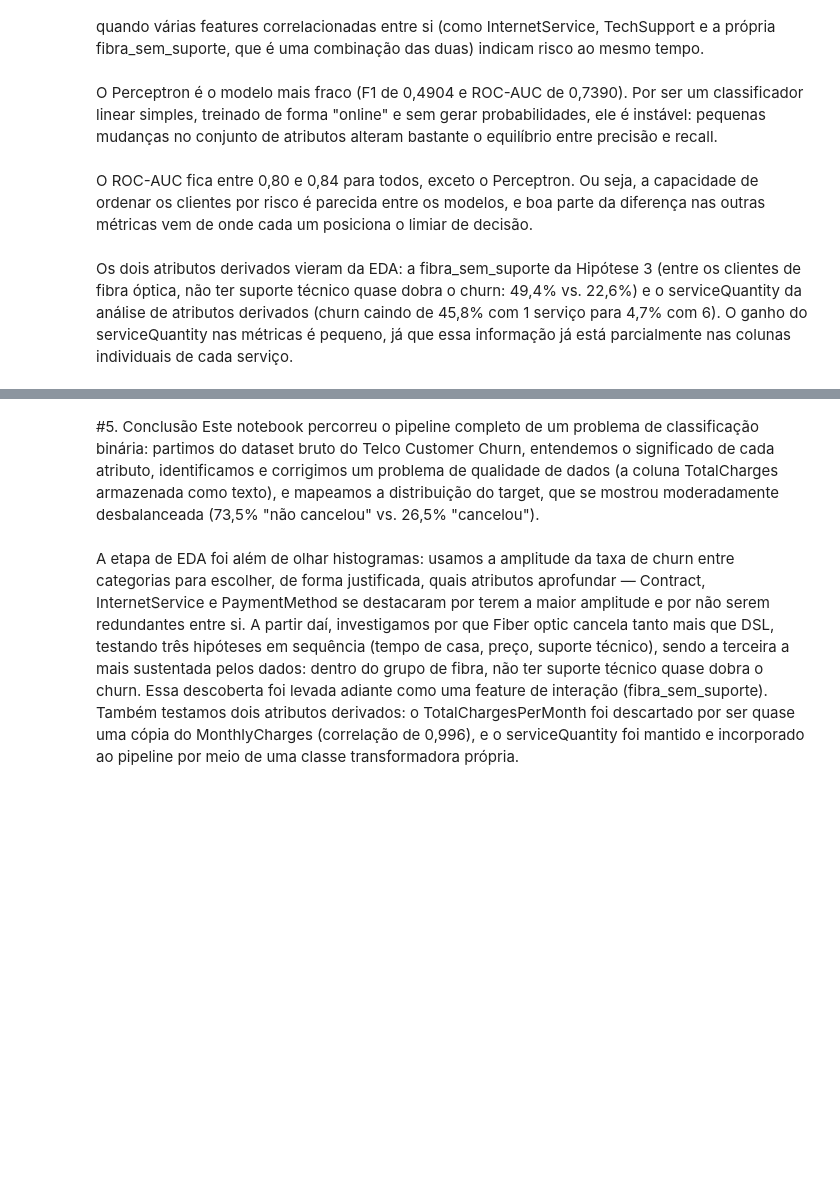
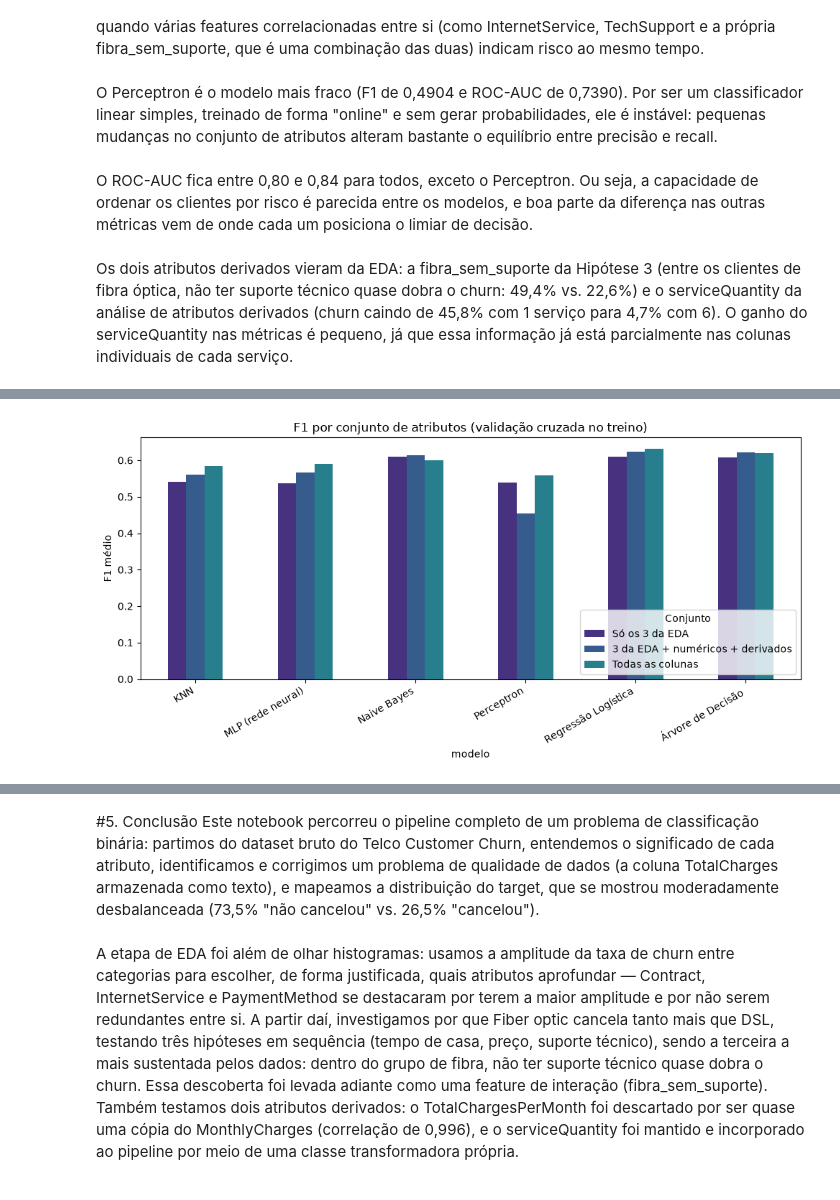
Before and after one commit to Lucas-O-S/Modelos_Classificat-rios_IA_N2, a Jupyter notebook: Telco_Customer_Churn.ipynb, the cells around one changed output, grey strips where cells are left out. Saved outputs shown, nothing was run; the diff lists cells and outputs as text; code cells hidden in the pictures; blank space fills up the shorter version.

```diff
--- a/Telco_Customer_Churn.ipynb
+++ b/Telco_Customer_Churn.ipynb
@@ -684,0 +754,10 @@ Os dois atributos derivados vieram da EDA: a fibra_sem_suporte da Hipótese 3 (e
+# %%
+tabela_comparacao.pivot(index='modelo', columns='conjunto', values='f1')[ordem].plot(kind='bar', figsize=(10, 5))
+plt.title("F1 por conjunto de atributos (validação cruzada no treino)")
+plt.ylabel("F1 médio")
+plt.xticks(rotation=30, ha='right')
+plt.legend(title="Conjunto", loc='lower right')
+plt.tight_layout()
+plt.show()
+# %% [output]
+[figure, added]
```
Also changed, not shown: parts of 3 cells of this notebook.
